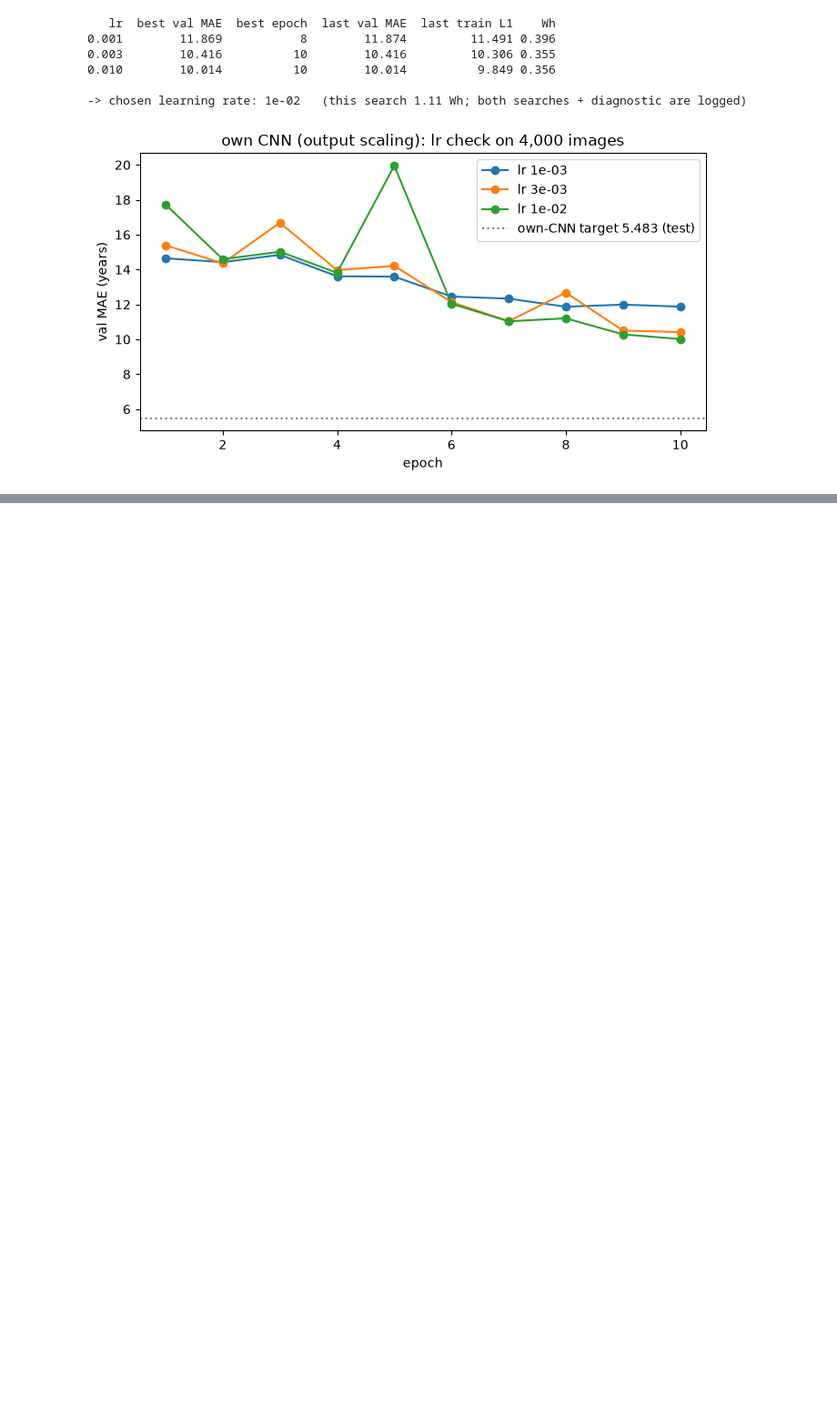
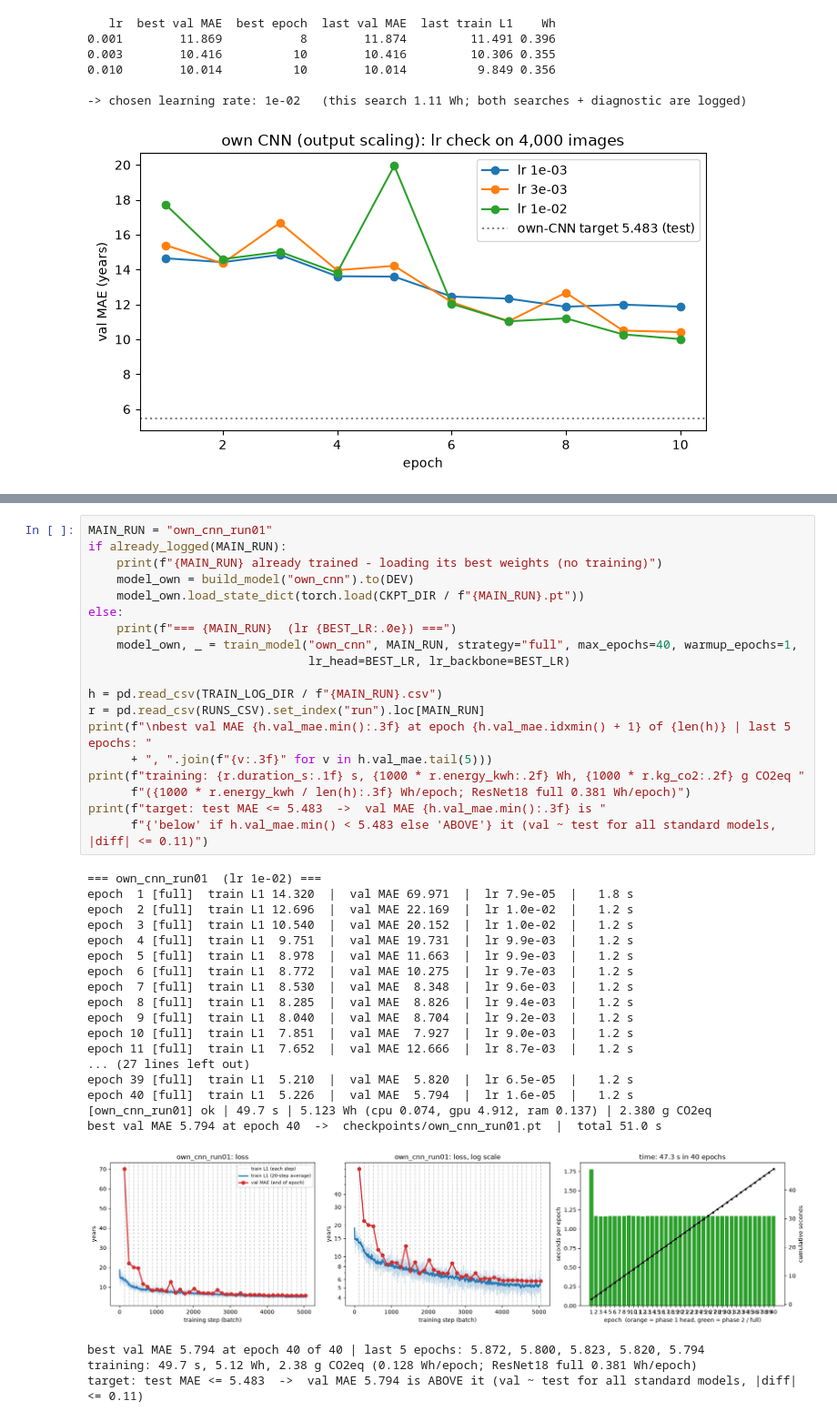
Before and after one commit to fouad1233/CSE655_Deep_Learning_Project, a Jupyter notebook: src/02_pipeline.ipynb, the cells around one changed output, grey strips where cells are left out. Shown at 91% size. Drawn from its saved outputs; the diff is of its cells as text; blank space fills up the shorter version.

```diff
--- a/src/02_pipeline.ipynb
+++ b/src/02_pipeline.ipynb
@@ -1893,0 +1898,41 @@ best val MAE 10.014 at epoch 10  ->  checkpoints/own_cnn_lrsearch2_1e-02.pt  |
+# %%
+MAIN_RUN = "own_cnn_run01"
+if already_logged(MAIN_RUN):
+    print(f"{MAIN_RUN} already trained - loading its best weights (no training)")
+    model_own = build_model("own_cnn").to(DEV)
+    model_own.load_state_dict(torch.load(CKPT_DIR / f"{MAIN_RUN}.pt"))
+else:
+    print(f"=== {MAIN_RUN}  (lr {BEST_LR:.0e}) ===")
+    model_own, _ = train_model("own_cnn", MAIN_RUN, strategy="full", max_epochs=40, warmup_epochs=1,
+                               lr_head=BEST_LR, lr_backbone=BEST_LR)
+
+h = pd.read_csv(TRAIN_LOG_DIR / f"{MAIN_RUN}.csv")
+r = pd.read_csv(RUNS_CSV).set_index("run").loc[MAIN_RUN]
+print(f"\nbest val MAE {h.val_mae.min():.3f} at epoch {h.val_mae.idxmin() + 1} of {len(h)} | last 5 epochs: "
+      + ", ".join(f"{v:.3f}" for v in h.val_mae.tail(5)))
+print(f"training: {r.duration_s:.1f} s, {1000 * r.energy_kwh:.2f} Wh, {1000 * r.kg_co2:.2f} g CO2eq "
+      f"({1000 * r.energy_kwh / len(h):.3f} Wh/epoch; ResNet18 full 0.381 Wh/epoch)")
+print(f"target: test MAE <= 5.483  ->  val MAE {h.val_mae.min():.3f} is "
+      f"{'below' if h.val_mae.min() < 5.483 else 'ABOVE'} it (val ~ test for all standard models, |diff| <= 0.11)")
+# %% [output]
+=== own_cnn_run01  (lr 1e-02) ===
+epoch  1 [full]  train L1 14.320  |  val MAE 69.971  |  lr 7.9e-05  |   1.8 s
+epoch  2 [full]  train L1 12.696  |  val MAE 22.169  |  lr 1.0e-02  |   1.2 s
+epoch  3 [full]  train L1 10.540  |  val MAE 20.152  |  lr 1.0e-02  |   1.2 s
+epoch  4 [full]  train L1  9.751  |  val MAE 19.731  |  lr 9.9e-03  |   1.2 s
+epoch  5 [full]  train L1  8.978  |  val MAE 11.663  |  lr 9.9e-03  |   1.2 s
+epoch  6 [full]  train L1  8.772  |  val MAE 10.275  |  lr 9.7e-03  |   1.2 s
+epoch  7 [full]  train L1  8.530  |  val MAE  8.348  |  lr 9.6e-03  |   1.2 s
+epoch  8 [full]  train L1  8.285  |  val MAE  8.826  |  lr 9.4e-03  |   1.2 s
+epoch  9 [full]  train L1  8.040  |  val MAE  8.704  |  lr 9.2e-03  |   1.2 s
+epoch 10 [full]  train L1  7.851  |  val MAE  7.927  |  lr 9.0e-03  |   1.2 s
+epoch 11 [full]  train L1  7.652  |  val MAE 12.666  |  lr 8.7e-03  |   1.2 s
+... (27 lines left out)
+epoch 39 [full]  train L1  5.210  |  val MAE  5.820  |  lr 6.5e-05  |   1.2 s
+epoch 40 [full]  train L1  5.226  |  val MAE  5.794  |  lr 1.6e-05  |   1.2 s
+[own_cnn_run01] ok | 49.7 s | 5.123 Wh (cpu 0.074, gpu 4.912, ram 0.137) | 2.380 g CO2eq
+best val MAE 5.794 at epoch 40  ->  checkpoints/own_cnn_run01.pt  |  total 51.0 s
+[figure, added]
+best val MAE 5.794 at epoch 40 of 40 | last 5 epochs: 5.872, 5.800, 5.823, 5.820, 5.794
+training: 49.7 s, 5.12 Wh, 2.38 g CO2eq (0.128 Wh/epoch; ResNet18 full 0.381 Wh/epoch)
+target: test MAE <= 5.483  ->  val MAE 5.794 is ABOVE it (val ~ test for all standard models, |diff| <= 0.11)
```
Also changed, not shown: parts of 1 cell of this notebook, 5 other files.
